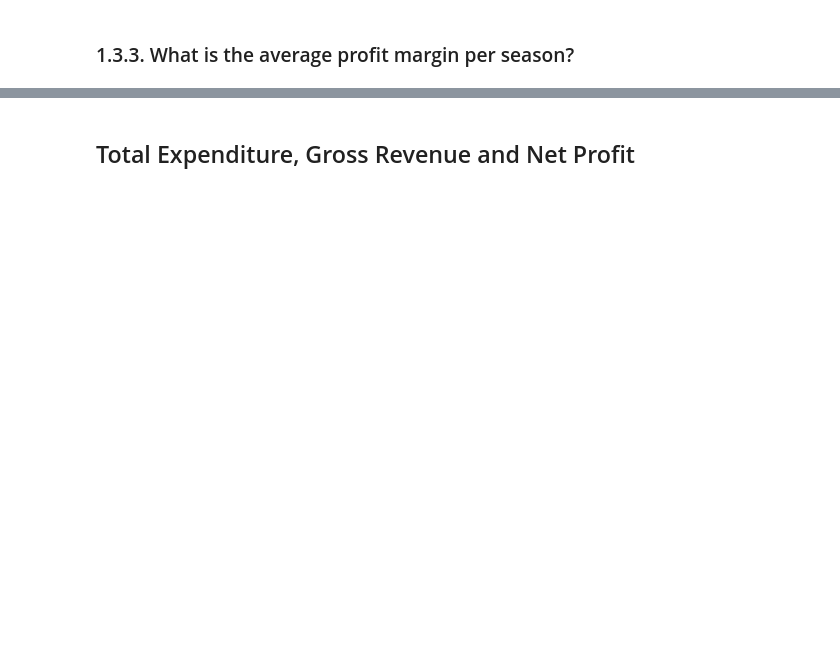
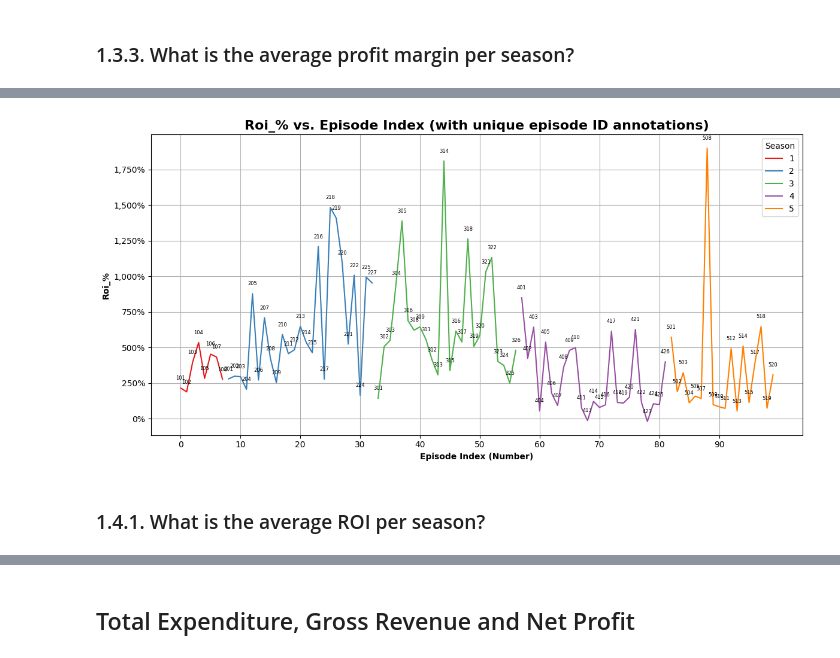
Before and after one commit to Joshua-Higgins-jp/Auction_Hunters_EDA, a Jupyter notebook: auction_hunters_eda.ipynb, the cells around one changed output, grey strips where cells are left out. Cells and saved outputs as stored; diff of their text form; code cells hidden in the pictures; blank space fills up the shorter version.

```diff
--- a/auction_hunters_eda.ipynb
+++ b/auction_hunters_eda.ipynb
@@ -628,0 +637,3 @@ show_basic_feature_plot(dataframe=df_ROI_low, feature_col='roi_%', unit="%")
+# %%
+roi_ceiling = 2000
+df_pm_roi[df_pm_roi['roi_%'] > roi_ceiling]
@@ -628,0 +649,8 @@ show_basic_feature_plot(dataframe=df_ROI_low, feature_col='roi_%', unit="%")
+# %%
+# Show ROI values only under 2000%
+df_ROI_low = df_pm_roi[df_pm_roi['roi_%'] <= roi_ceiling].reset_index()
+show_basic_feature_plot(dataframe=df_ROI_low, feature_col='roi_%', unit="%")
+# %% [output]
+[figure, added]
+# %% [markdown]
+### 1.4.1. What is the average ROI per season?
```
Also changed, not shown: parts of 45 cells of this notebook.
